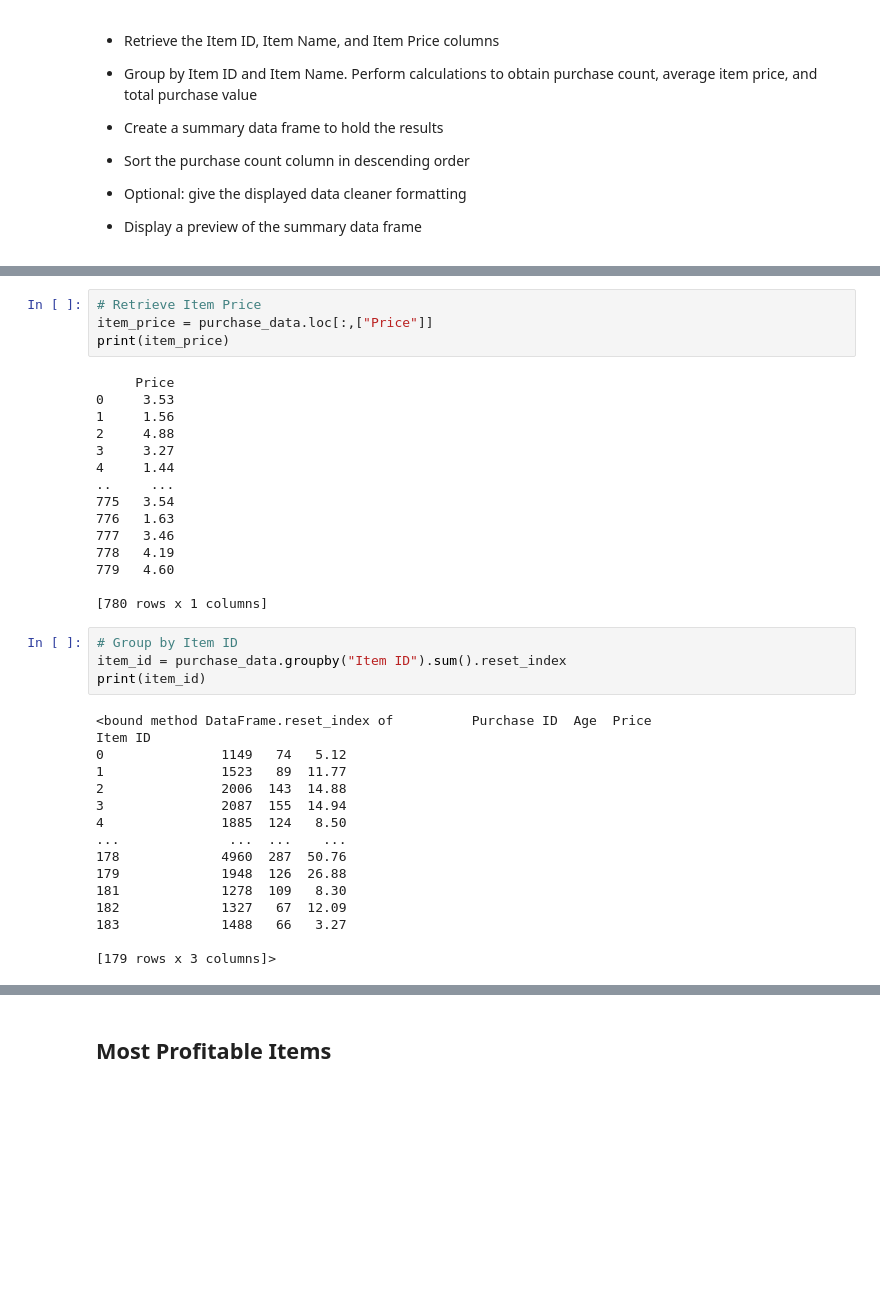
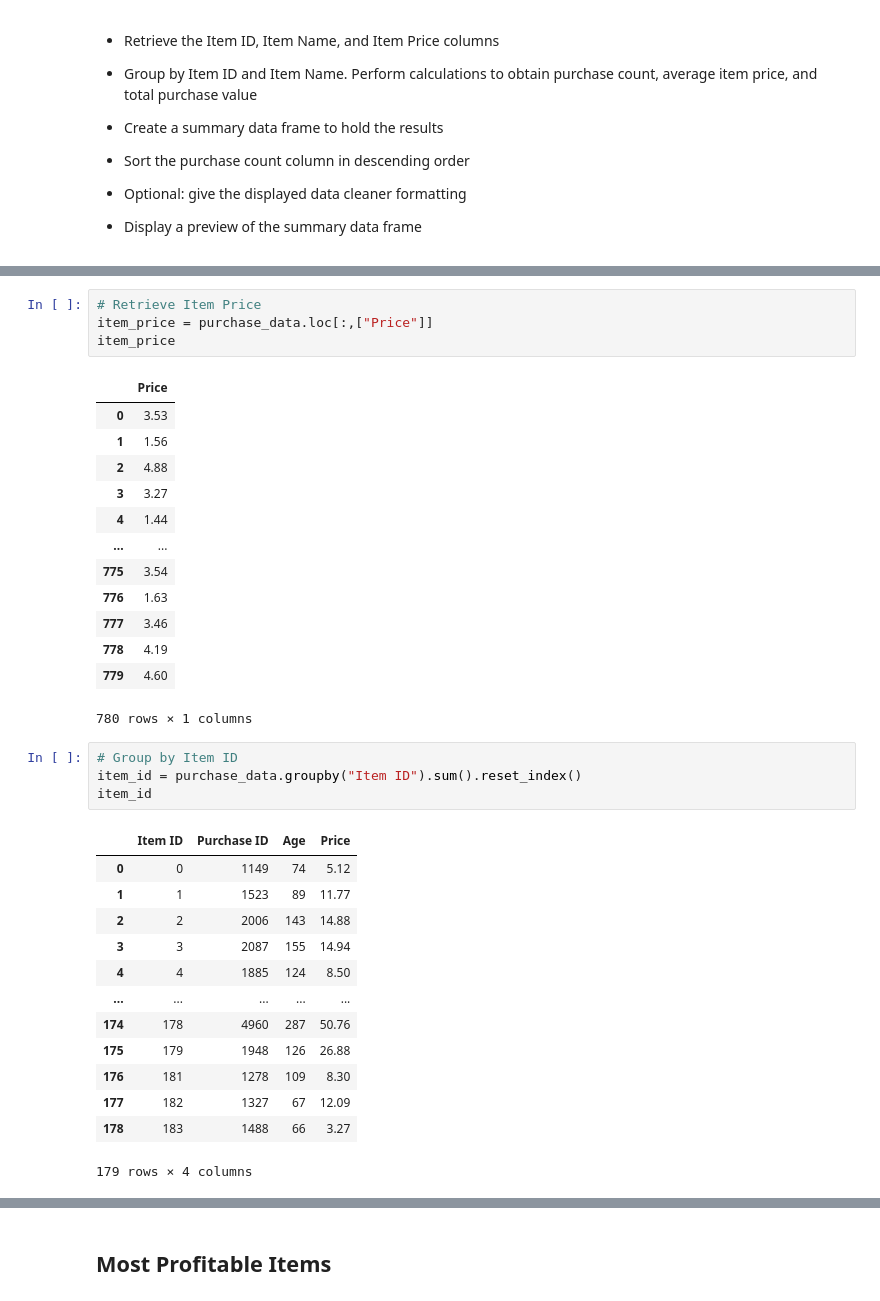
Before and after one commit to emersonmolett/Pandas-challenge, a Jupyter notebook: 04-Pandas/Instructions/HeroesOfPymoli/HeroesOfPymoli_starter.ipynb, the cells around one changed output, grey strips where cells are left out. Cells and saved outputs as stored; diff of their text form; blank space fills up the shorter version.

```diff
--- a/04-Pandas/Instructions/HeroesOfPymoli/HeroesOfPymoli_starter.ipynb
+++ b/04-Pandas/Instructions/HeroesOfPymoli/HeroesOfPymoli_starter.ipynb
@@ -763,41 +759,38 @@ print(item_name)
 # %%
 # Retrieve Item Price
 item_price = purchase_data.loc[:,["Price"]]
-print(item_price)
+item_price
 # %% [output]
+|  | Price |
+| 0 | 3.53 |
+| 1 | 1.56 |
+| 2 | 4.88 |
+| 3 | 3.27 |
+| 4 | 1.44 |
+| ... | ... |
+| 775 | 3.54 |
+| 776 | 1.63 |
+| 777 | 3.46 |
+| 778 | 4.19 |
+| 779 | 4.60 |
-     Price
-0     3.53
-1     1.56
-2     4.88
-3     3.27
-4     1.44
-..     ...
-775   3.54
-776   1.63
-777   3.46
-778   4.19
-779   4.60
-
-[780 rows x 1 columns]
+780 rows × 1 columns
 # %%
 # Group by Item ID
-item_id = purchase_data.groupby("Item ID").sum().reset_index
-print(item_id)
+item_id = purchase_data.groupby("Item ID").sum().reset_index()
+item_id
 # %% [output]
+|  | Item ID | Purchase ID | Age | Price |
+| 0 | 0 | 1149 | 74 | 5.12 |
+| 1 | 1 | 1523 | 89 | 11.77 |
+| 2 | 2 | 2006 | 143 | 14.88 |
+| 3 | 3 | 2087 | 155 | 14.94 |
+| 4 | 4 | 1885 | 124 | 8.50 |
+| ... | ... | ... | ... | ... |
+| 174 | 178 | 4960 | 287 | 50.76 |
+| 175 | 179 | 1948 | 126 | 26.88 |
+| 176 | 181 | 1278 | 109 | 8.30 |
+| 177 | 182 | 1327 | 67 | 12.09 |
+| 178 | 183 | 1488 | 66 | 3.27 |
-<bound method DataFrame.reset_index of          Purchase ID  Age  Price
-Item ID
-0               1149   74   5.12
-1               1523   89  11.77
-2               2006  143  14.88
-3               2087  155  14.94
-4               1885  124   8.50
-...              ...  ...    ...
-178             4960  287  50.76
-179             1948  126  26.88
-181             1278  109   8.30
-182             1327   67  12.09
-183             1488   66   3.27
-
-[179 rows x 3 columns]>
+179 rows × 4 columns
 # %%
 # Group by Item Name
```
Also changed, not shown: parts of 9 cells of this notebook.
